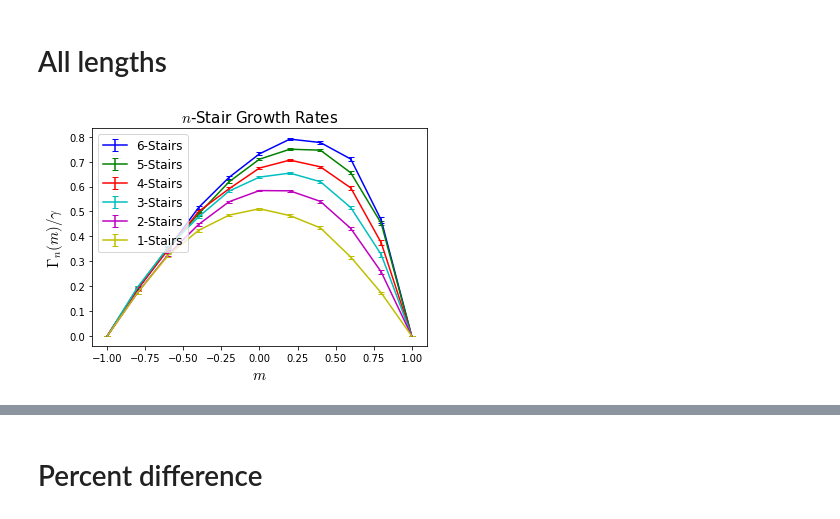
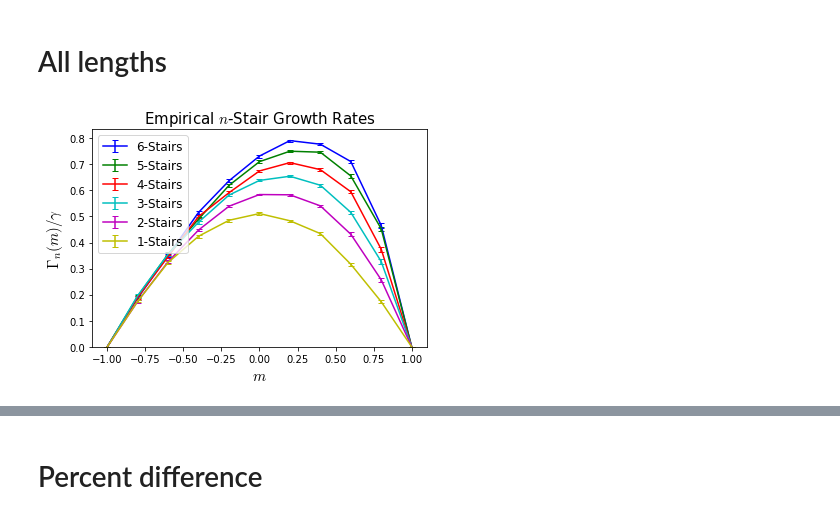
Before and after one commit to cnstahl/Asymmetric, a Jupyter notebook: python/Growth Rates.ipynb, the cells around one changed output, grey strips where cells are left out. Saved outputs shown, nothing was run; the diff lists cells and outputs as text; code cells hidden in the pictures.

```diff
--- a/python/Growth Rates.ipynb
+++ b/python/Growth Rates.ipynb
@@ -268,22 +268,22 @@ trials = 100
 # %%
 # Growth Rate
 ms = np.arange(-1,1.2,.2)
 
 plt.errorbar(ms, np.mean(slopes6,axis=1), yerr=np.std(slopes6, axis=1)/np.sqrt(trials-1), label="6-Stairs", fmt='-')
 plt.errorbar(ms, np.mean(slopes5,axis=1), yerr=np.std(slopes5, axis=1)/np.sqrt(trials-1), label="5-Stairs", fmt='-')
 plt.errorbar(ms, np.mean(slopes4,axis=1), yerr=np.std(slopes4, axis=1)/np.sqrt(trials-1), label="4-Stairs", fmt='-')
 plt.errorbar(ms, np.mean(slopes3,axis=1), yerr=np.std(slopes3, axis=1)/np.sqrt(trials-1), label="3-Stairs", fmt='-')
 plt.errorbar(ms, np.mean(slopes2,axis=1), yerr=np.std(slopes2, axis=1)/np.sqrt(trials-1), label="2-Stairs", fmt='-')
 plt.errorbar(ms, np.mean(slopes1,axis=1), yerr=np.std(slopes1, axis=1)/np.sqrt(trials-1), label="1-Stairs", fmt='-')
 
-
-plt.title("$n$-Stair Growth Rates", fontsize=15)
+plt.title("Empirical $n$-Stair Growth Rates", fontsize=15)
 plt.ylabel("$\Gamma_n(m)/\gamma$", fontsize=15)
 plt.xlabel("$m$", fontsize=15)
 plt.legend(loc=2)
+plt.ylim(0)
 plt.savefig("../figures/growthrates/compareRates.pdf")
 plt.show()
 # %% [output]
-[figure, old version]
+[figure, new version]
 # %%
 np.save('data/nStairRates', [slopes1, slopes2, slopes3, slopes4, slopes5, slopes6])
```
Also changed, not shown: parts of 1 cell of this notebook, 5 other files.
